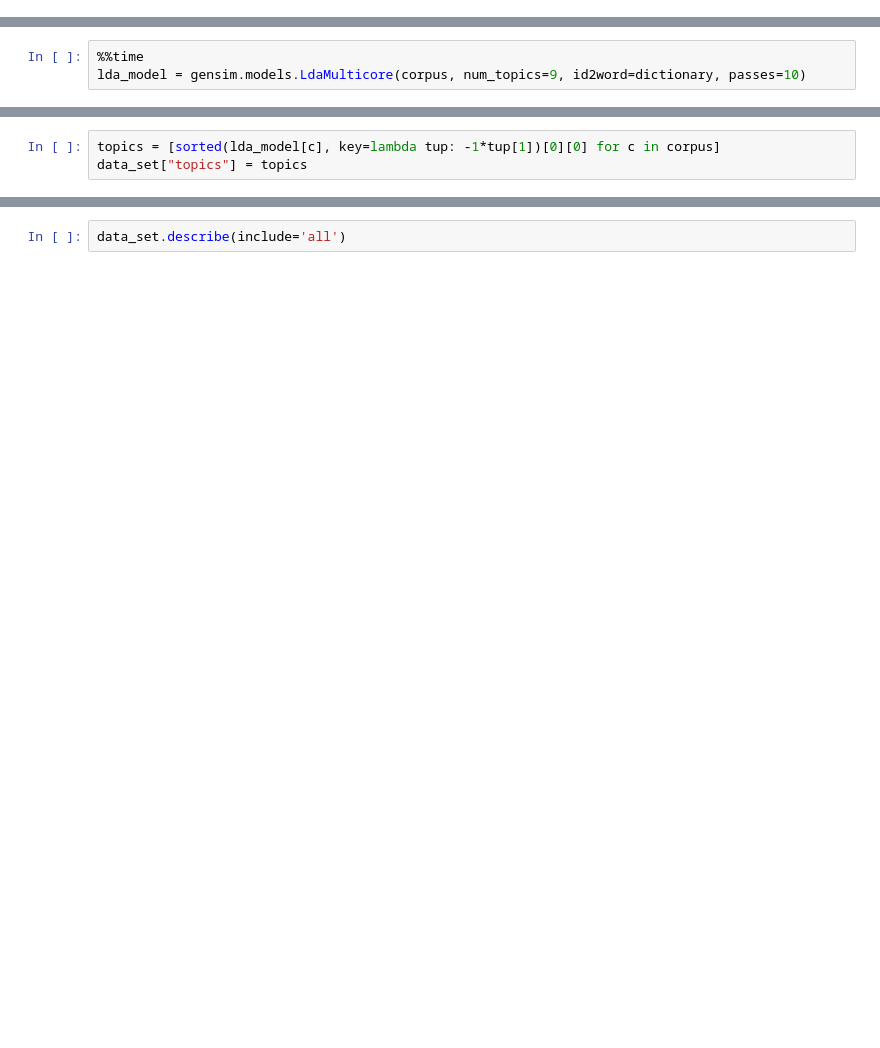
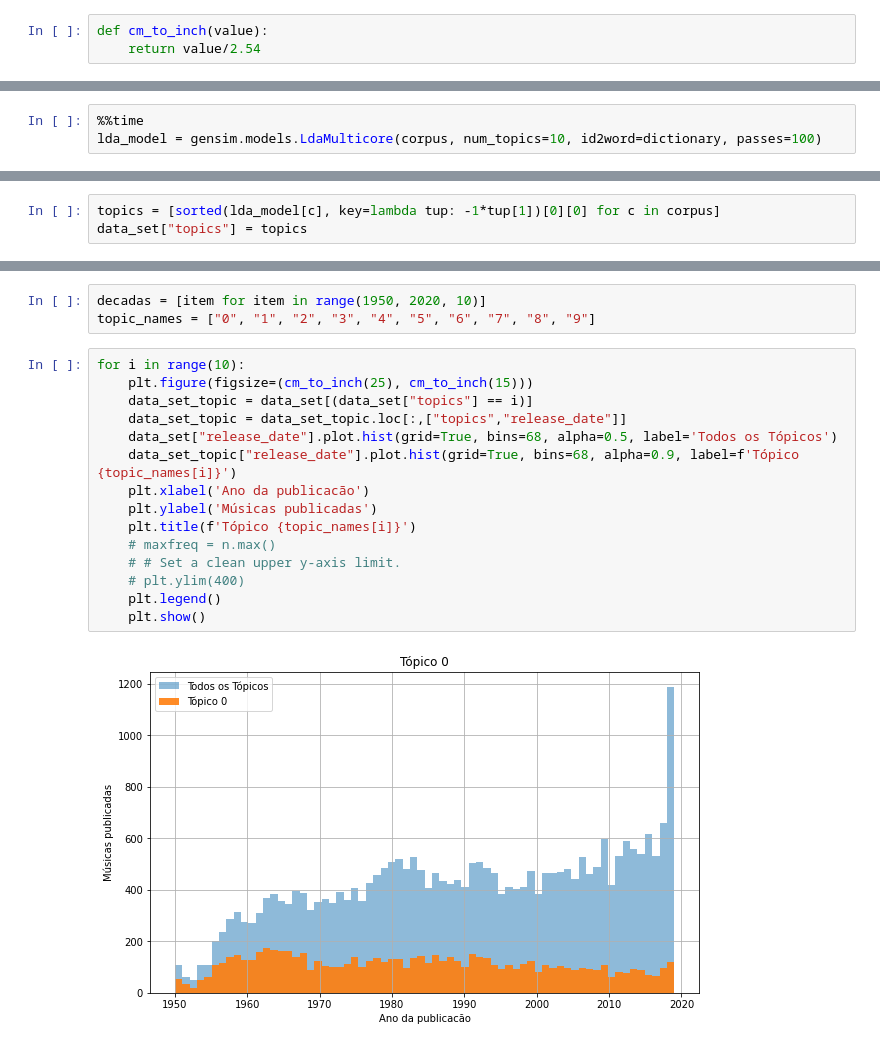
Before and after one commit to beatrizmie/Amazon_Reviews_Sentiment_Analysis, a Jupyter notebook: projeto.ipynb, the cells around one changed output, grey strips where cells are left out. Saved outputs shown, nothing was run; the diff lists cells and outputs as text; blank space fills up the shorter version.

```diff
--- a/projeto.ipynb
+++ b/projeto.ipynb
@@ -16,6 +17,9 @@ import numpy as np
 np.random.seed(2018)
 
 from gensim.corpora import Dictionary
+# %%
+def cm_to_inch(value):
+    return value/2.54
 # %%
 stemmer = SnowballStemmer('english')
 stops = set(stopwords.words("english"))
@@ -53,3 +76,3 @@ corpus = [dictionary.doc2bow(lyric) for lyric in processed_lyrics]
 # %%
 %%time
-lda_model = gensim.models.LdaMulticore(corpus, num_topics=9, id2word=dictionary, passes=10)
+lda_model = gensim.models.LdaMulticore(corpus, num_topics=10, id2word=dictionary, passes=100)
@@ -69,2 +99,20 @@ pyLDAvis.display(lda_display)
-# %%
-data_set.describe(include='all')
+# %%
+decadas = [item for item in range(1950, 2020, 10)]
+topic_names = ["0", "1", "2", "3", "4", "5", "6", "7", "8", "9"]
+# %%
+for i in range(10):
+    plt.figure(figsize=(cm_to_inch(25), cm_to_inch(15)))
+    data_set_topic = data_set[(data_set["topics"] == i)]
+    data_set_topic = data_set_topic.loc[:,["topics","release_date"]]
+    data_set["release_date"].plot.hist(grid=True, bins=68, alpha=0.5, label='Todos os Tópicos')
+    data_set_topic["release_date"].plot.hist(grid=True, bins=68, alpha=0.9, label=f'Tópico {topic_names[i]}')
+    plt.xlabel('Ano da publicacão')
+    plt.ylabel('Músicas publicadas')
+    plt.title(f'Tópico {topic_names[i]}')
+    # maxfreq = n.max()
+    # # Set a clean upper y-axis limit.
+    # plt.ylim(400)
+    plt.legend()
+    plt.show()
+# %% [output]
+[figure, added]
```
Also changed, not shown: parts of 11 cells of this notebook.
